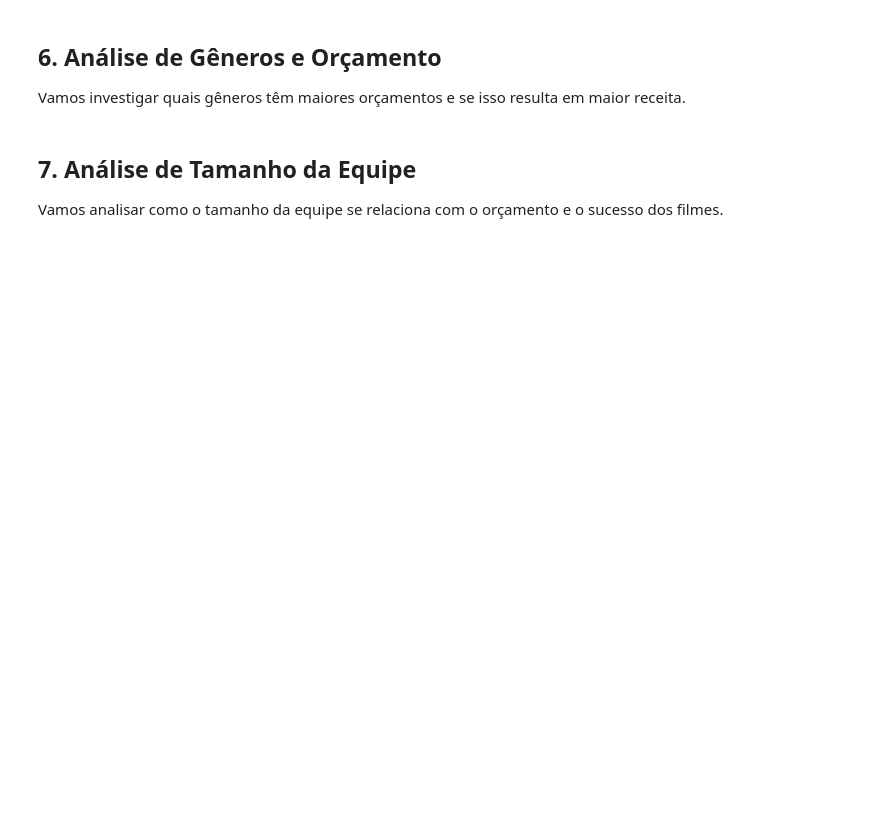
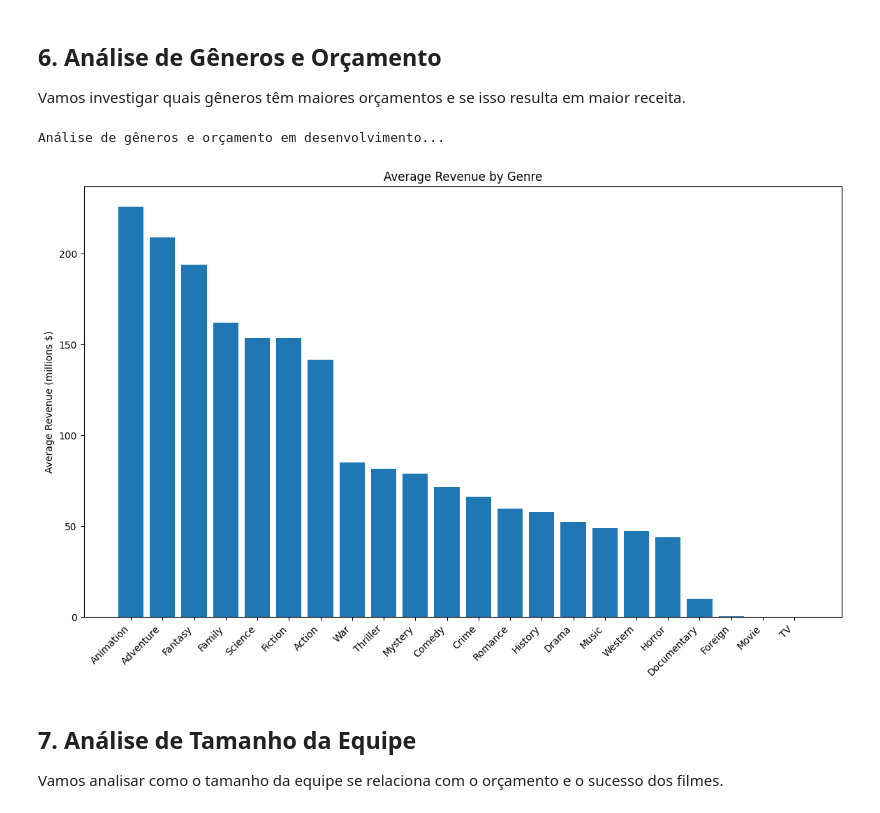
Before and after one commit to C11-Grupo-6/aplicacao, a Jupyter notebook: main.ipynb, the cells around one changed output. Drawn from its saved outputs; the diff is of its cells as text; code cells hidden in the pictures; blank space fills up the shorter version.

```diff
--- a/main.ipynb
+++ b/main.ipynb
@@ -99,3 +182,35 @@ analise_generos_orcamento(df)
+# %%
+def analise_generos_orcamento(df):
+    print("Análise de gêneros e orçamento em desenvolvimento...")
+    # Implementação futura
+    # Extract genres and create genre combinations
+    df['genre_list'] = df['genres'].str.split()
+
+    # Explode the dataframe so each genre gets its own row
+    exploded_df = df.explode('genre_list')
+
+    # Group by genre and analyze
+    genre_analysis = exploded_df.groupby('genre_list').agg({
+        'budget': 'mean',
+        'revenue': 'mean',
+        'vote_average': 'mean',
+        'index': 'count'  # Count of movies with this genre
+    }).rename(columns={'index': 'count'}).reset_index()
+
+    # Sort by average revenue
+    genre_analysis = genre_analysis.sort_values('revenue', ascending=False)
+
+    # Plot
+    plt.figure(figsize=(14, 8))
+    plt.bar(genre_analysis['genre_list'], genre_analysis['revenue'] / 1000000)
+    plt.xticks(rotation=45, ha='right')
+    plt.ylabel('Average Revenue (millions $)')
+    plt.title('Average Revenue by Genre')
+
+analise_generos_orcamento(df)
+# %% [output]
+Análise de gêneros e orçamento em desenvolvimento...
+[figure, added]
 # %% [markdown]
 ## 7. Análise de Tamanho da Equipe
 
```
Also changed, not shown: parts of 17 cells of this notebook.
